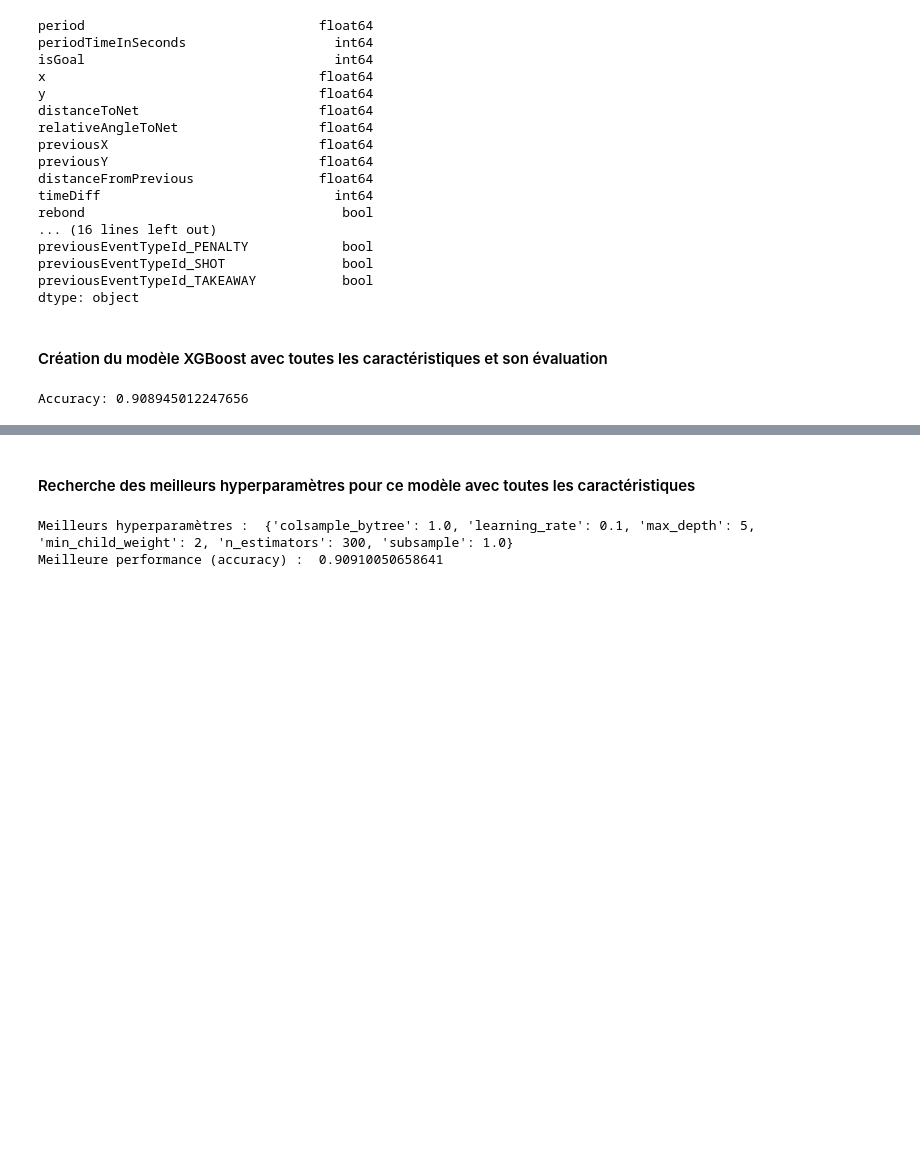
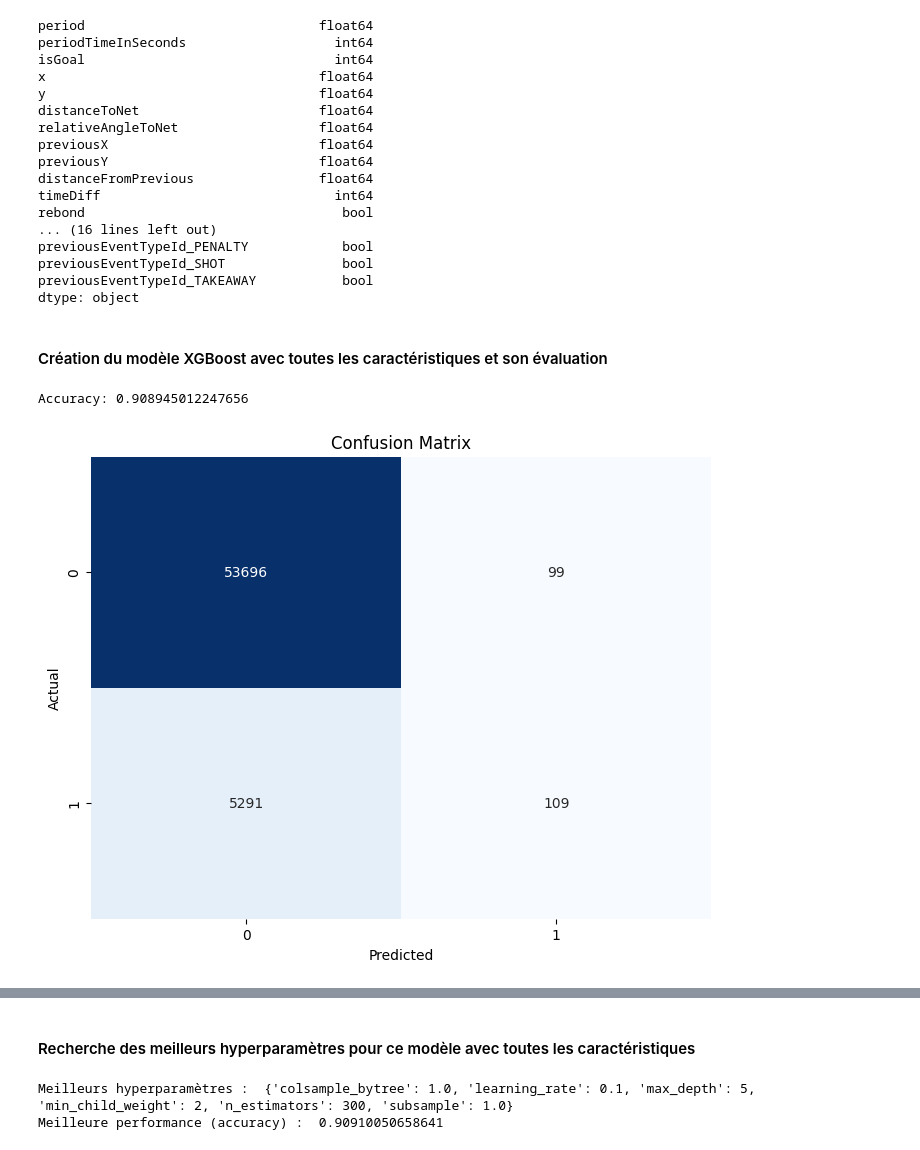
Before and after one commit to Alexia57/A02-projet, a Jupyter notebook: notebooks/modele_avance.ipynb, the cells around one changed output, grey strips where cells are left out. Drawn from its saved outputs; the diff is of its cells as text; code cells hidden in the pictures; blank space fills up the shorter version.

```diff
--- a/notebooks/modele_avance.ipynb
+++ b/notebooks/modele_avance.ipynb
@@ -51,7 +51,7 @@ print(test_data.shape)
 # %% [markdown]
 #### Création du modèle XGBoost et son évaluation
 # %%
-experience_comet = True
+experience_comet = False
 # %%
 if experience_comet :
     experience = Experiment(
@@ -405,0 +382,78 @@ Accuracy: 0.908945012247656
+# %%
+if experience_comet :
+    experience = Experiment(
+        api_key=os.environ.get(comet_api_key),
+        project_name='milestone2',
+        workspace='ift6758-a02',
+    )
+    experience.set_name("XGBoost model all features")
+
+# on garde que les caractéristique qu'on veut étudier ici
+X_train_select = train_data_2_correct.drop('isGoal', axis=1)
+y_train_select = train_data_2_correct['isGoal']
+
+# split l'ensemble de données en ensembles d'entraînement et de validation
+X_train, X_valid, y_train, y_valid = train_test_split(X_train_select, y_train_select, test_size=0.2, random_state=42)
+
+# Initialisation du modèle XGBoost
+model = xgb.XGBClassifier()
+
+# Entraîenement
+model.fit(X_train, y_train, eval_metric=["logloss"], eval_set=[(X_train, y_train), (X_valid, y_valid)], verbose=False)
+
+# prédictions sur l'ensemble de validation
+y_pred = model.predict(X_valid)
+
+# Matrice de confusion
+conf_matrix = confusion_matrix(y_valid, y_pred)
+#print(f"Confusion Matrix:\n{conf_matrix}")
+# Visualisation de la matrice de confusion avec Seaborn
+plt.figure(figsize=(8, 6))
+sns.heatmap(conf_matrix, annot=True, fmt='d', cmap='Blues', cbar=False)
+plt.xlabel('Predicted')
+plt.ylabel('Actual')
+plt.title('Confusion Matrix')
+if experience_comet :
+    plt.savefig("images/matrix_conf_XGBoost_all_features.png")
+plt.show()
+
+# Accuracy
+accuracy = accuracy_score(y_valid, y_pred)
+print(f"Accuracy: {accuracy}")
+
+# Log Loss
+#y_pred_proba = model.predict_proba(X_valid)
+#logloss = log_loss(y_valid, y_pred_proba)
+#print(f"Log Loss: {logloss}")
+#
+## Courbes de log-loss
+#evals_result = model.evals_result()
+#train_logloss = evals_result['validation_0']['logloss']
+#valid_logloss = evals_result['validation_1']['logloss']
+#
+#plt.plot(train_logloss, label='Train')
+#plt.plot(valid_logloss, label='Validation')
+#plt.xlabel('Boosting Rounds')
+#plt.ylabel('Log Loss')
+#plt.title('XGBoost Log Loss')
+#plt.legend()
+#if experience_comet :
+#    plt.savefig("images/log_loss_XGBoost_all_features.png")
+#plt.show()
+
+if experience_comet :
+
+    pickle.dump(model, open("models/XGBoost_all_features.json", "wb"))
+
+    experience.log_model("Modèle XGBoost", "models/XGBoost_all_features.json")
+    experience.log_confusion_matrix(y_true=y_valid, y_predicted=y_pred, title="XGBoost Confusion Matrix")
+    #experience.log_curve("XGBoost train-log-loss", range(len(train_logloss)), train_logloss, step=1)
+    #experience.log_curve("XGBoost valid-log-loss", range(len(valid_logloss)), valid_logloss, step=1)
+    #experience.log_image("Log Loss Curve", "images/log_loss_XGBoost_dist_angle.png")
+    experience.log_metric("accuracy", accuracy)
+    #experience.log_metric("loss", logloss)
+    experience.add_tag("XGBoost")
+
+    experience.end()
+# %% [output]
+[figure, added]
```
Also changed, not shown: parts of 5 cells of this notebook, 2 other files.
